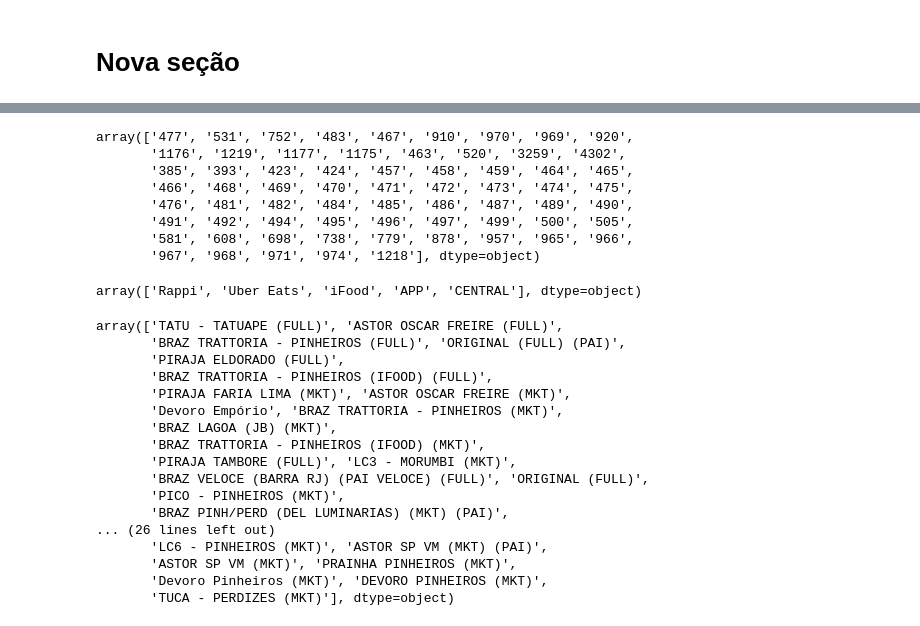
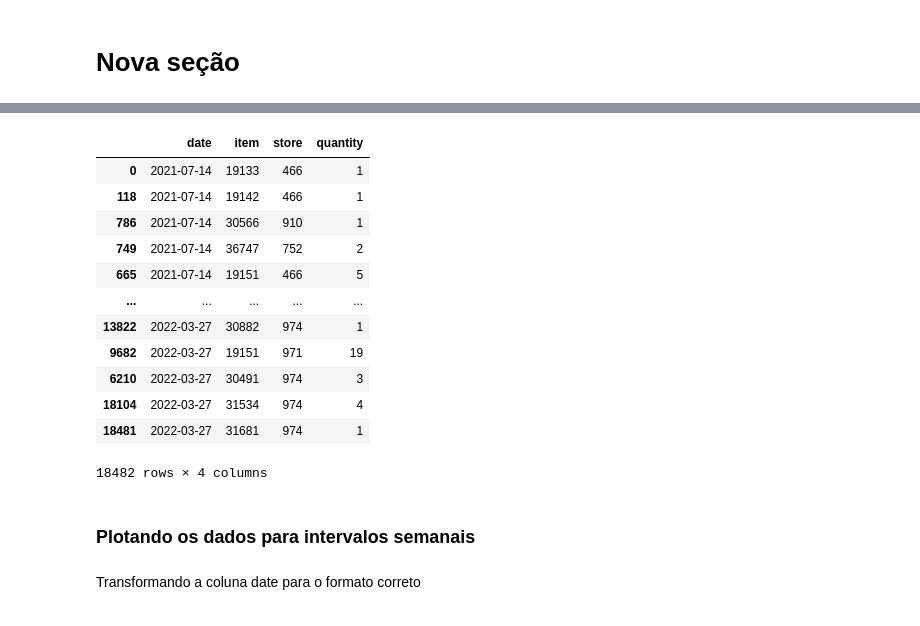
Before and after one commit to Monakairine/Astromatch, a Jupyter notebook: Devoro_mona.ipynb, the cells around one changed output, grey strips where cells are left out. Saved outputs shown, nothing was run; the diff lists cells and outputs as text; code cells hidden in the pictures.

```diff
--- a/Devoro_mona.ipynb
+++ b/Devoro_mona.ipynb
@@ -71,15 +39,0 @@ Warning: Total number of columns (23) exceeds max_columns (20). Falling back to
-# %%
-df['store_id'].unique()
-# %% [output]
-array(['477', '531', '752', '483', '467', '910', '970', '969', '920',
-       '1176', '1219', '1177', '1175', '463', '520', '3259', '4302',
-       '385', '393', '423', '424', '457', '458', '459', '464', '465',
-       '466', '468', '469', '470', '471', '472', '473', '474', '475',
-       '476', '481', '482', '484', '485', '486', '487', '489', '490',
-       '491', '492', '494', '495', '496', '497', '499', '500', '505',
-       '581', '608', '698', '738', '779', '878', '957', '965', '966',
-       '967', '968', '971', '974', '1218'], dtype=object)
-# %%
-df['origin'].unique() ## ifood e app são os melhores dados. App é app devoro
-# %% [output]
-array(['Rappi', 'Uber Eats', 'iFood', 'APP', 'CENTRAL'], dtype=object)
@@ -86,24 +87,29 @@ array(['Rappi', 'Uber Eats', 'iFood', 'APP', 'CENTRAL'], dtype=object)
+# %%
+selected_com = df.groupby(['store','item']).count()
+selected_com = selected_com.loc[selected_com['date'] > 2]
+data_selected_store_departments = pd.merge(df, selected_com, on=['store','item'], how= 'inner')
+data_selected_store_departments = data_selected_store_departments.drop(['date_y', 'quantity_y'], axis= 1)
+data_selected_store_departments.columns = ['date', 'item', 'store', 'quantity']
+data_selected_store_departments.sort_values('date')
+# %% [output]
+|  | date | item | store | quantity |
+| 0 | 2021-07-14 | 19133 | 466 | 1 |
+| 118 | 2021-07-14 | 19142 | 466 | 1 |
+| 786 | 2021-07-14 | 30566 | 910 | 1 |
+| 749 | 2021-07-14 | 36747 | 752 | 2 |
+| 665 | 2021-07-14 | 19151 | 466 | 5 |
+| ... | ... | ... | ... | ... |
+| 13822 | 2022-03-27 | 30882 | 974 | 1 |
+| 9682 | 2022-03-27 | 19151 | 971 | 19 |
+| 6210 | 2022-03-27 | 30491 | 974 | 3 |
+| 18104 | 2022-03-27 | 31534 | 974 | 4 |
+| 18481 | 2022-03-27 | 31681 | 974 | 1 |
+18482 rows × 4 columns
 # %%
 # da tabela order vem do back do aplicativo
 #events vem do firebase -- tem só do app devoro
 #user_id se tem um número user tava logado, se vem null não
-# %%
-df['store_name'].unique() #FULL logistica não controlada pela devoro, MKT são
-# %% [output]
-array(['TATU - TATUAPE (FULL)', 'ASTOR OSCAR FREIRE (FULL)',
-       'BRAZ TRATTORIA - PINHEIROS (FULL)', 'ORIGINAL (FULL) (PAI)',
-       'PIRAJA ELDORADO (FULL)',
-       'BRAZ TRATTORIA - PINHEIROS (IFOOD) (FULL)',
-       'PIRAJA FARIA LIMA (MKT)', 'ASTOR OSCAR FREIRE (MKT)',
-       'Devoro Empório', 'BRAZ TRATTORIA - PINHEIROS (MKT)',
-       'BRAZ LAGOA (JB) (MKT)',
-       'BRAZ TRATTORIA - PINHEIROS (IFOOD) (MKT)',
-       'PIRAJA TAMBORE (FULL)', 'LC3 - MORUMBI (MKT)',
-       'BRAZ VELOCE (BARRA RJ) (PAI VELOCE) (FULL)', 'ORIGINAL (FULL)',
-       'PICO - PINHEIROS (MKT)',
-       'BRAZ PINH/PERD (DEL LUMINARIAS) (MKT) (PAI)',
-... (26 lines left out)
-       'LC6 - PINHEIROS (MKT)', 'ASTOR SP VM (MKT) (PAI)',
-       'ASTOR SP VM (MKT)', 'PRAINHA PINHEIROS (MKT)',
-       'Devoro Pinheiros (MKT)', 'DEVORO PINHEIROS (MKT)',
-       'TUCA - PERDIZES (MKT)'], dtype=object)
+# %% [markdown]
+### Plotando os dados para intervalos semanais
+# %% [markdown]
+Transformando a coluna date para o formato correto
```
Also changed, not shown: parts of 28 cells of this notebook.
